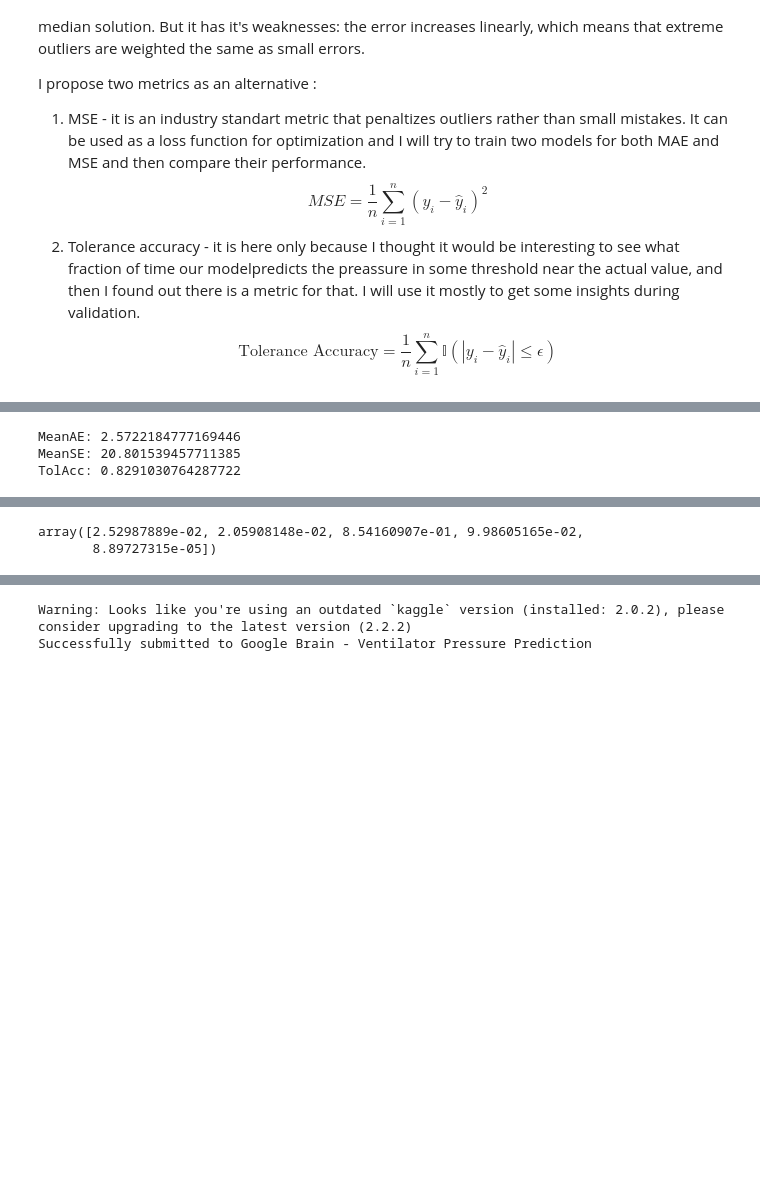
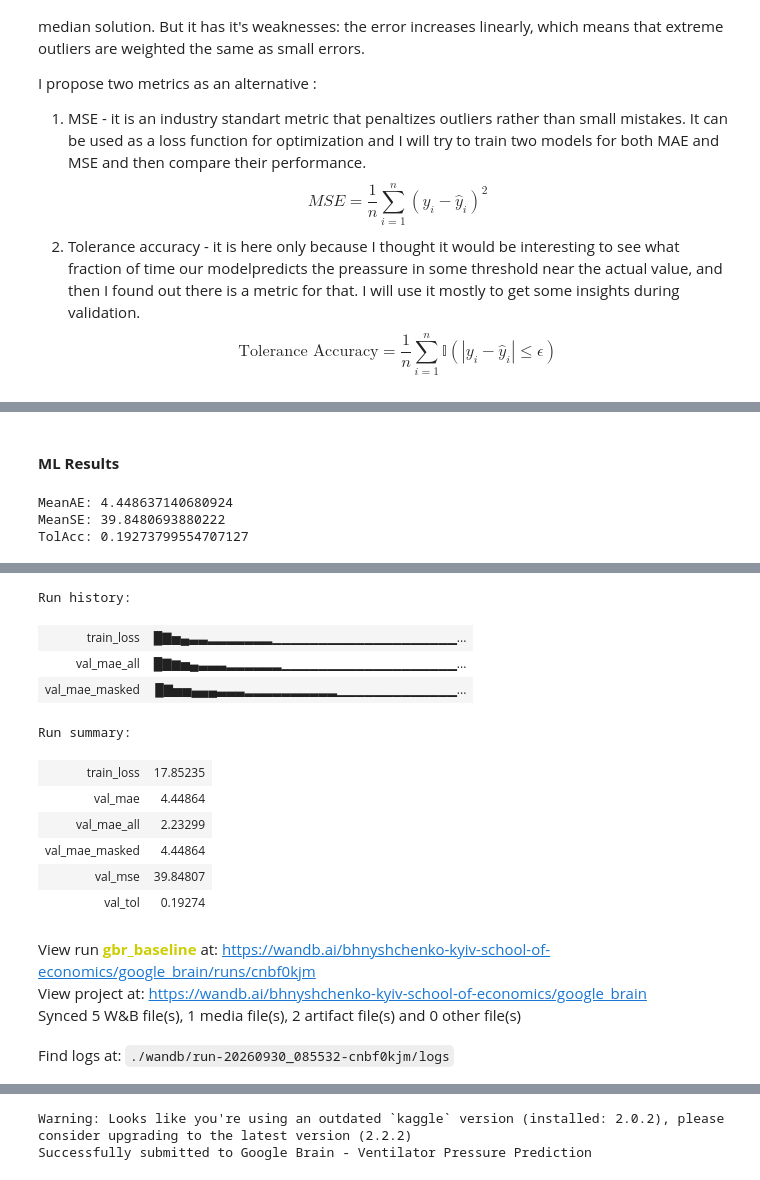
Before and after one commit to vumenira/DL_model_for_google_brain, a Jupyter notebook: main.ipynb, the cells around one changed output, grey strips where cells are left out. Cells and saved outputs as stored; diff of their text form; code cells hidden in the pictures; blank space fills up the shorter version.

```diff
--- a/main.ipynb
+++ b/main.ipynb
@@ -263,7 +117,19 @@ test  = GoogleBrainDataset(df_test, is_test=True)
+# %%
+# DATAPREP
+
+X_train, y_train = df_train[FEATURES].to_numpy(), df_train[TARGET].to_numpy()
+X_val, y_val     = df_val[FEATURES].to_numpy(), df_val[TARGET].to_numpy()
+X_test = df_test[FEATURES].to_numpy()
 # %%
-ml_model = GradientBoostingRegressor(n_estimators=50)
-ml_model.fit(train.X, train.y)
+# MODELING
+
+wandb.login()
+run = wandb.init(project="google_brain", name="gbr_baseline",
+                 config=dict(n_estimators=100,
+                             learning_rate=0.1,
+                             max_depth=4))
+
+ml_model = GradientBoostingRegressor(random_state=SEED, **dict(run.config))
+ml_model.fit(X_train, y_train)
 print("fitted")
-
-y_pred = ml_model.predict(val.X)
 # %% [output]
@@ -270,22 +142,28 @@ y_pred = ml_model.predict(val.X)
 fitted
+# %% [markdown]
+#### **ML Results**
 # %%
-def tolerance_accuracy(y_true, y_pred, tolerance):
-    return np.mean(np.abs(np.asarray(y_true) - np.asarray(y_pred)) <= tolerance)
+ml_val_pred = ml_model.predict(X_val)
 
+for i, pred in enumerate(ml_model.staged_predict(X_val)):
+    wandb.log({"train_loss": ml_model.train_score_[i],
+               "val_mae_masked": masked_mae(y_val, pred, mask_val),
+               "val_mae_all": mean_absolute_error(y_val, pred)}, step=i)
 
-print(f"MeanAE: {mean_absolute_error(val.y, y_pred)}")
-print(f"MeanSE: {mean_squared_error(val.y, y_pred)}")
-print(f"TolAcc: {tolerance_accuracy(val.y, y_pred, 5)}")
+table = wandb.Table(data=list(zip(FEATURES, ml_model.feature_importances_)),
+                    columns=["feature", "importance"])
+wandb.log({"feature_importance": wandb.plot.bar(table, "feature", "importance")})
 
-# 10
-# MeanAE: 3.6949091968228247
-# MeanSE: 31.768381465449526
-# TolAcc: 0.7883966223543114
-# 20
-# MeanAE: 2.572218477716948
-# MeanSE: 20.801539457711346
-# TolAcc: 0.8291030764287722
+run.summary["val_mae"] = masked_mae(y_val, ml_val_pred, mask_val)
+run.summary["val_mse"] = masked_mse(y_val, ml_val_pred, mask_val)
+run.summary["val_tol"] = masked_tol(y_val, ml_val_pred, mask_val, 1)
+
+print(f"MeanAE: {run.summary["val_mae"]}")
+print(f"MeanSE: {run.summary["val_mse"]}")
+print(f"TolAcc: {run.summary["val_tol"]}")
+
+wandb.finish()
 # %% [output]
-MeanAE: 2.5722184777169446
-MeanSE: 20.801539457711385
-TolAcc: 0.8291030764287722
+MeanAE: 4.448637140680924
+MeanSE: 39.8480693880222
+TolAcc: 0.19273799554707127
@@ -292,5 +171,15 @@ TolAcc: 0.8291030764287722
+Run history:
+| train_loss | █▇▅▄▃▃▂▂▂▂▂▂▂▁▁▁▁▁▁▁▁▁▁▁▁▁▁▁▁▁▁▁▁... |
+| val_mae_all | █▇▆▅▄▃▃▃▂▂▂▂▂▂▁▁▁▁▁▁▁▁▁▁▁▁▁▁▁▁▁▁▁... |
+| val_mae_masked | █▇▅▅▄▄▄▃▃▃▂▂▂▂▂▂▂▂▂▂▁▁▁▁▁▁▁▁▁▁▁▁▁... |
+Run summary:
+| train_loss | 17.85235 |
+| val_mae | 4.44864 |
+| val_mae_all | 2.23299 |
+| val_mae_masked | 4.44864 |
+| val_mse | 39.84807 |
+| val_tol | 0.19274 |
+View run gbr_baseline at: https://wandb.ai/bhnyshchenko-kyiv-school-of-economics/google_brain/runs/cnbf0kjm
+View project at: https://wandb.ai/bhnyshchenko-kyiv-school-of-economics/google_brain
+Synced 5 W&B file(s), 1 media file(s), 2 artifact file(s) and 0 other file(s)
+Find logs at: ./wandb/run-20260930_085532-cnbf0kjm/logs
-# %%
-ml_model.feature_importances_
-# %% [output]
-array([2.52987889e-02, 2.05908148e-02, 8.54160907e-01, 9.98605165e-02,
-       8.89727315e-05])
```
Also changed, not shown: parts of 42 cells of this notebook, 1 other file.
